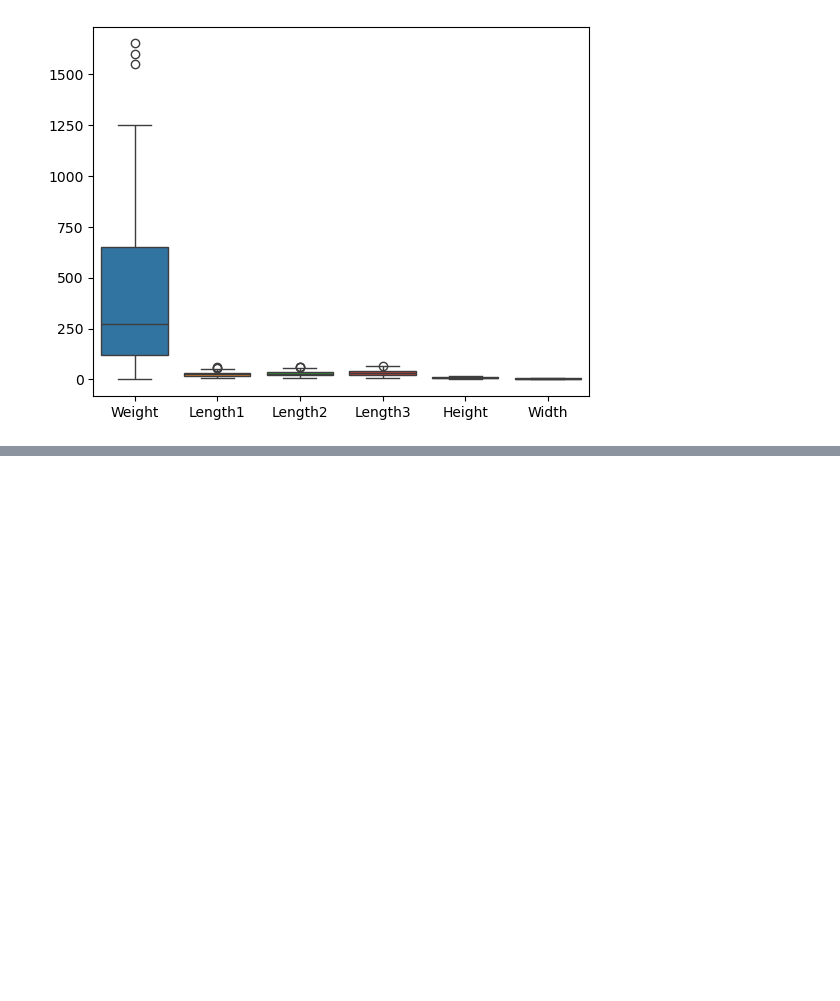
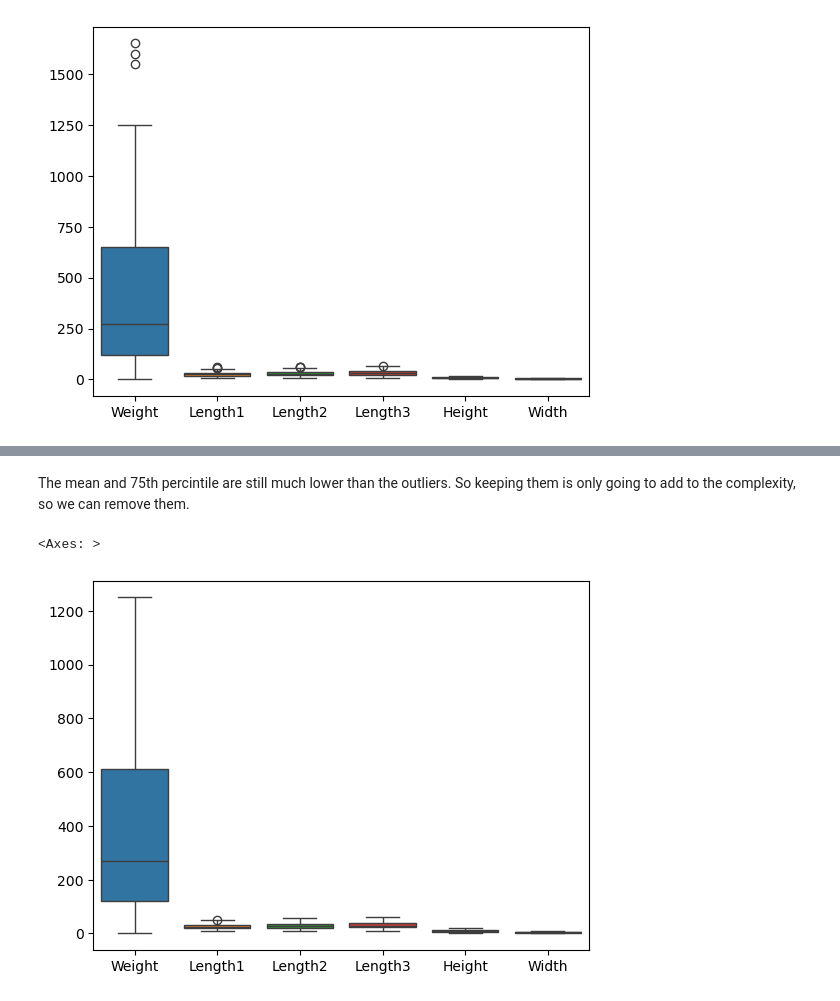
Before and after one commit to Ethanshibu/MachineLearning-from-scratch, a Jupyter notebook: polynomial_regression/polynomial_regression.ipynb, the cells around one changed output, grey strips where cells are left out. Cells and saved outputs as stored; diff of their text form; code cells hidden in the pictures; blank space fills up the shorter version.

```diff
--- a/polynomial_regression/polynomial_regression.ipynb
+++ b/polynomial_regression/polynomial_regression.ipynb
@@ -104,0 +124,8 @@ df[
+# %% [markdown]
+The mean and 75th percintile are still much lower than the outliers. So keeping them is only going to add to the complexity, so we can remove them.
+# %%
+df = df[df['Weight'] <= 1250]
+sns.boxplot(df)
+# %% [output]
+<Axes: >
+[figure, added]
```
Also changed, not shown: parts of 31 cells of this notebook, 1 other file.
